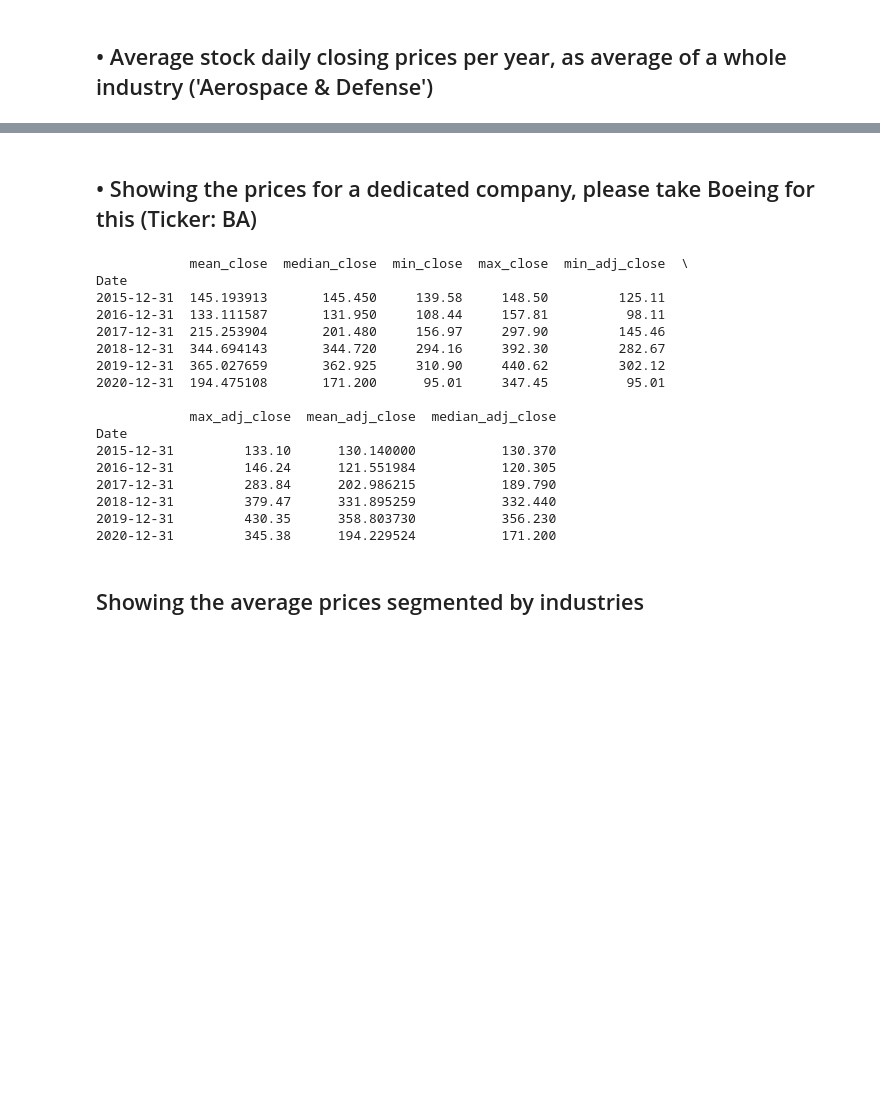
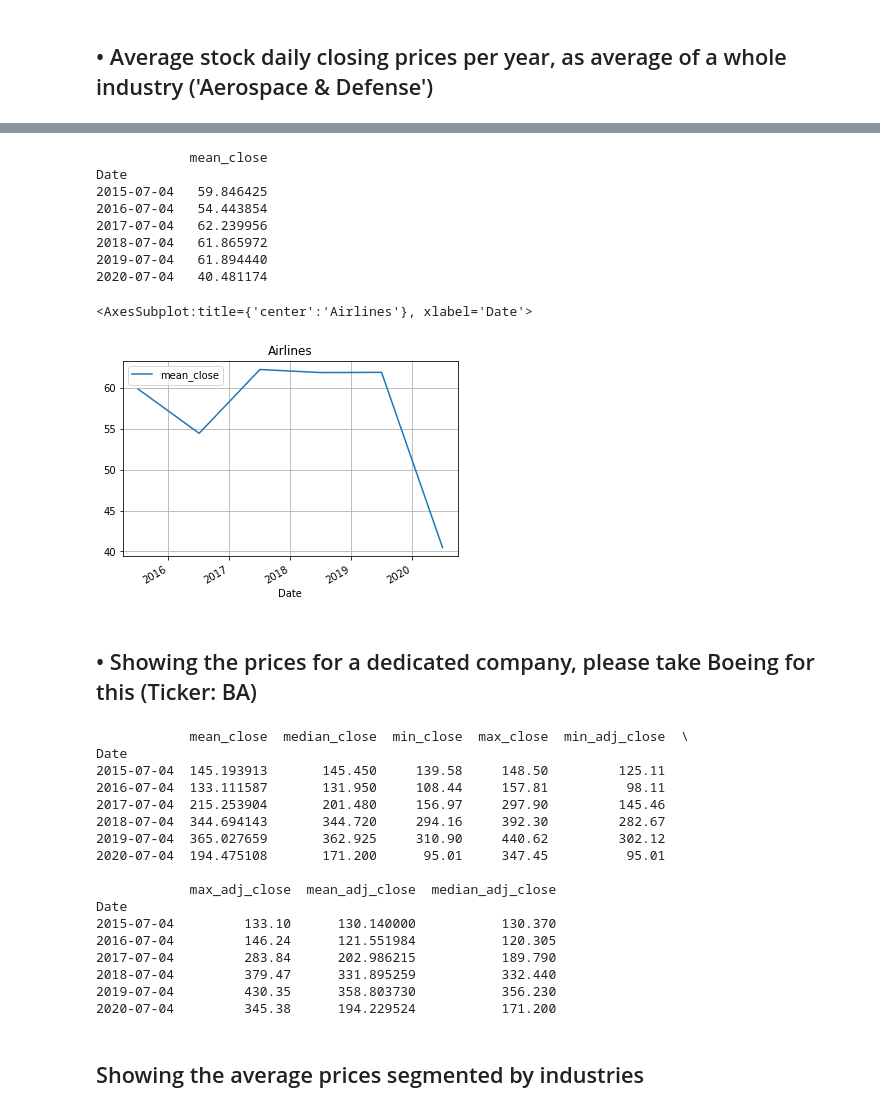
Before and after one commit to Phamster/ShareAnalysis, a Jupyter notebook: src/share_analysis.ipynb, the cells around one changed output, grey strips where cells are left out. Cells and saved outputs as stored; diff of their text form; code cells hidden in the pictures; blank space fills up the shorter version.

```diff
--- a/src/share_analysis.ipynb
+++ b/src/share_analysis.ipynb
@@ -115,3 +120,22 @@ Date
+# %%
+
+# df_shares.groupby([pd.Grouper(freq="Y",level='Date'),]).agg(mean_close=pd.NamedAgg(column='Close', aggfunc='mean'))
+mean_closing_by_year_airlines = df_merged[df_merged['Industry'] == 'Airlines'].groupby([pd.Grouper(freq="Y",level='Date'),]).agg(
+                            mean_close=pd.NamedAgg(column='Close', aggfunc='mean'))
+mean_closing_by_year_airlines.index = mean_closing_by_year_airlines.index - pd.Timedelta(180, unit='d')
+print(mean_closing_by_year_airlines)
+mean_closing_by_year_airlines[['mean_close']].plot(title='Airlines', grid=True)
+# %% [output]
+            mean_close
+Date
+2015-07-04   59.846425
+2016-07-04   54.443854
+2017-07-04   62.239956
+2018-07-04   61.865972
+2019-07-04   61.894440
+2020-07-04   40.481174
+<AxesSubplot:title={'center':'Airlines'}, xlabel='Date'>
+[figure, added]
 # %% [markdown]
 ## • Showing the prices for a dedicated company, please take Boeing for this (Ticker: BA)
 # %%
@@ -128,25 +152,29 @@ ba_close_values = df_shares.loc['BA'].groupby(pd.Grouper(freq="Y")).agg(
         max_adj_close=pd.NamedAgg(column='Adj. Close', aggfunc='max'),
         mean_adj_close=pd.NamedAgg(column='Adj. Close', aggfunc='mean'),
         median_adj_close=pd.NamedAgg(column='Adj. Close', aggfunc='median'),)
+
+
+ba_close_values.index = ba_close_values.index - pd.Timedelta(180, unit='d')
+
 print(ba_close_values)
 # %% [output]
             mean_close  median_close  min_close  max_close  min_adj_close  \
 Date
-2015-12-31  145.193913       145.450     139.58     148.50         125.11
-2016-12-31  133.111587       131.950     108.44     157.81          98.11
-2017-12-31  215.253904       201.480     156.97     297.90         145.46
-2018-12-31  344.694143       344.720     294.16     392.30         282.67
-2019-12-31  365.027659       362.925     310.90     440.62         302.12
-2020-12-31  194.475108       171.200      95.01     347.45          95.01
+2015-07-04  145.193913       145.450     139.58     148.50         125.11
+2016-07-04  133.111587       131.950     108.44     157.81          98.11
+2017-07-04  215.253904       201.480     156.97     297.90         145.46
+2018-07-04  344.694143       344.720     294.16     392.30         282.67
+2019-07-04  365.027659       362.925     310.90     440.62         302.12
+2020-07-04  194.475108       171.200      95.01     347.45          95.01
 
             max_adj_close  mean_adj_close  median_adj_close
 Date
-2015-12-31         133.10      130.140000           130.370
-2016-12-31         146.24      121.551984           120.305
-2017-12-31         283.84      202.986215           189.790
-2018-12-31         379.47      331.895259           332.440
-2019-12-31         430.35      358.803730           356.230
-2020-12-31         345.38      194.229524           171.200
+2015-07-04         133.10      130.140000           130.370
+2016-07-04         146.24      121.551984           120.305
+2017-07-04         283.84      202.986215           189.790
+2018-07-04         379.47      331.895259           332.440
+2019-07-04         430.35      358.803730           356.230
+2020-07-04         345.38      194.229524           171.200
 # %% [markdown]
 ## Showing the average prices segmented by industries
 # %%
```
Also changed, not shown: parts of 7 cells of this notebook, 1 other file.
